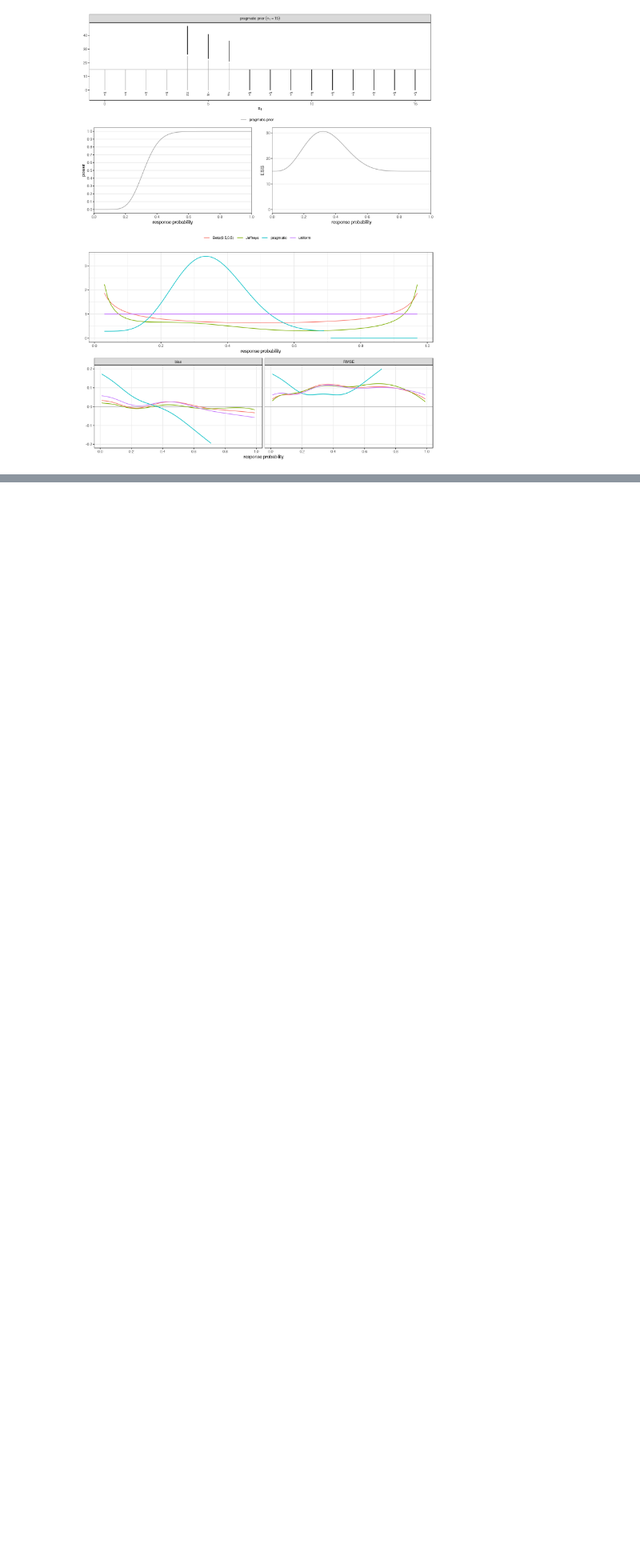
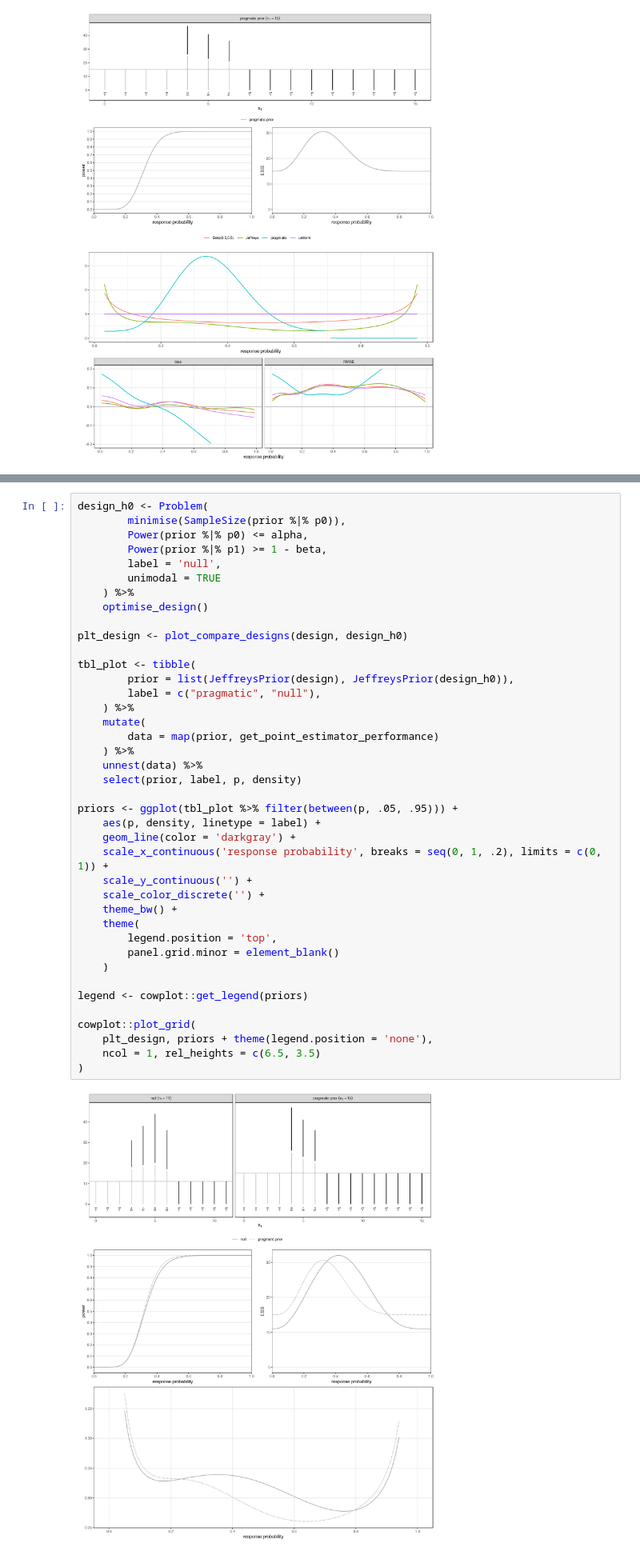
Before and after one commit to kkmann/optimal-binary-two-stage-designs, a Jupyter notebook: notebooks/bayesian-inference.ipynb, the cells around one changed output, grey strips where cells are left out. Shown at 80% size. Drawn from its saved outputs; the diff is of its cells as text; blank space fills up the shorter version.

```diff
--- a/notebooks/bayesian-inference.ipynb
+++ b/notebooks/bayesian-inference.ipynb
@@ -129,0 +132,42 @@ ggsave("bayesian-inference-posteior-mean-bias-rmse.pdf", width = 7, height = 9)
+# %%
+design_h0 <- Problem(
+        minimise(SampleSize(prior %|% p0)),
+        Power(prior %|% p0) <= alpha,
+        Power(prior %|% p1) >= 1 - beta,
+        label = 'null',
+        unimodal = TRUE
+    ) %>%
+    optimise_design()
+
+plt_design <- plot_compare_designs(design, design_h0)
+
+tbl_plot <- tibble(
+        prior = list(JeffreysPrior(design), JeffreysPrior(design_h0)),
+        label = c("pragmatic", "null"),
+    ) %>%
+    mutate(
+        data = map(prior, get_point_estimator_performance)
+    ) %>%
+    unnest(data) %>%
+    select(prior, label, p, density)
+
+priors <- ggplot(tbl_plot %>% filter(between(p, .05, .95))) +
+    aes(p, density, linetype = label) +
+    geom_line(color = 'darkgray') +
+    scale_x_continuous('response probability', breaks = seq(0, 1, .2), limits = c(0, 1)) +
+    scale_y_continuous('') +
+    scale_color_discrete('') +
+    theme_bw() +
+    theme(
+        legend.position = 'top',
+        panel.grid.minor = element_blank()
+    )
+
+legend <- cowplot::get_legend(priors)
+
+cowplot::plot_grid(
+    plt_design, priors + theme(legend.position = 'none'),
+    ncol = 1, rel_heights = c(6.5, 3.5)
+)
+# %% [output]
+[figure, added]
```
Also changed, not shown: parts of 3 cells of this notebook, 9 other files.
